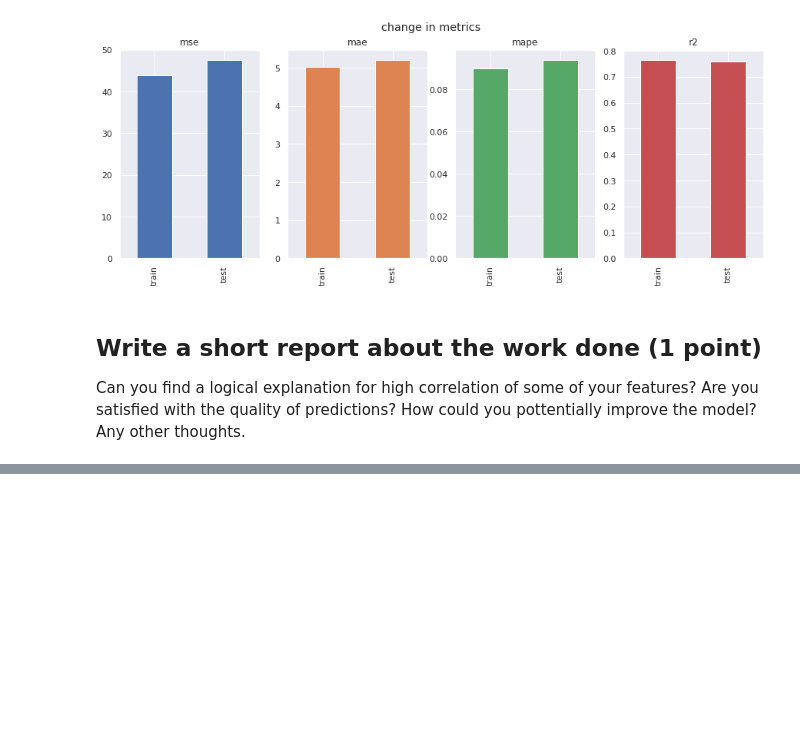
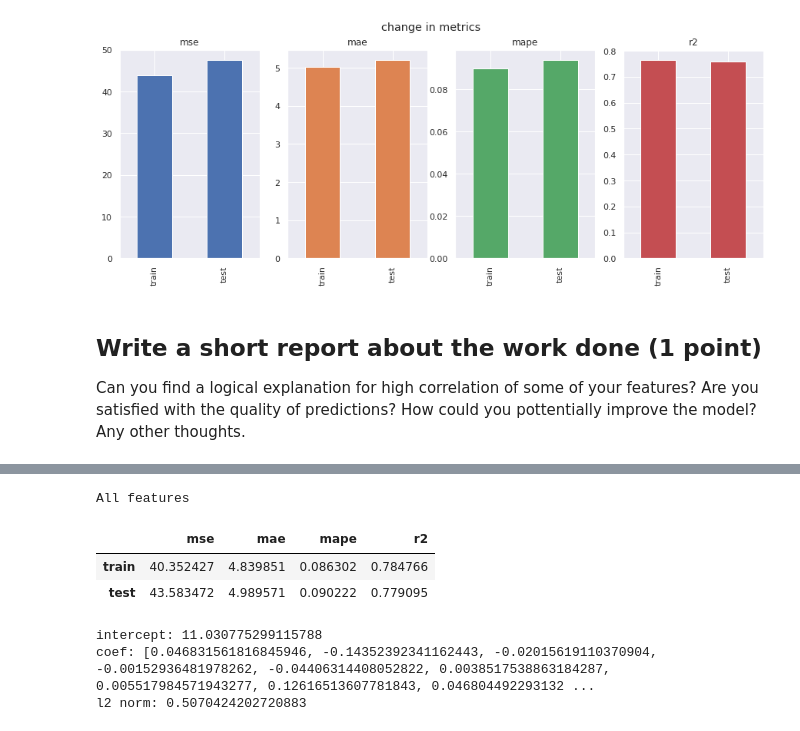
Before and after one commit to TemirlanKalim/ml-intro, a Jupyter notebook: 3_linear_regression/linear_regression.ipynb, the cells around one changed output, grey strips where cells are left out. Saved outputs shown, nothing was run; the diff lists cells and outputs as text; code cells hidden in the pictures; blank space fills up the shorter version.

```diff
--- a/3_linear_regression/linear_regression.ipynb
+++ b/3_linear_regression/linear_regression.ipynb
@@ -1874,0 +1888,14 @@ m1_l2=l2_norm(model.coef_)
+# %%
+print("All features")
+display(m3)
+print(f'intercept: {m3_inter}')
+print(f'coef: {m3_coef}')
+print(f'l2 norm: {m3_l2}')
+# %% [output]
+All features
+|  | mse | mae | mape | r2 |
+| train | 40.352427 | 4.839851 | 0.086302 | 0.784766 |
+| test | 43.583472 | 4.989571 | 0.090222 | 0.779095 |
+intercept: 11.030775299115788
+coef: [0.046831561816845946, -0.14352392341162443, -0.02015619110370904, -0.00152936481978262, -0.04406314408052822, 0.0038517538863184287, 0.005517984571943277, 0.12616513607781843, 0.046804492293132 ...
+l2 norm: 0.5070424202720883
```
Also changed, not shown: parts of 5 cells of this notebook.
